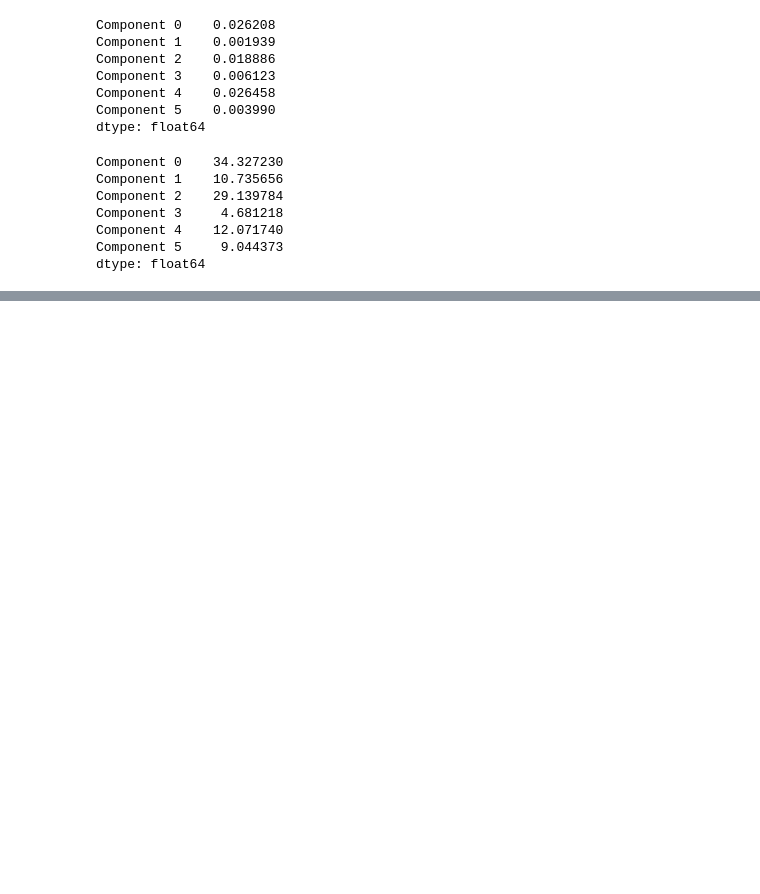
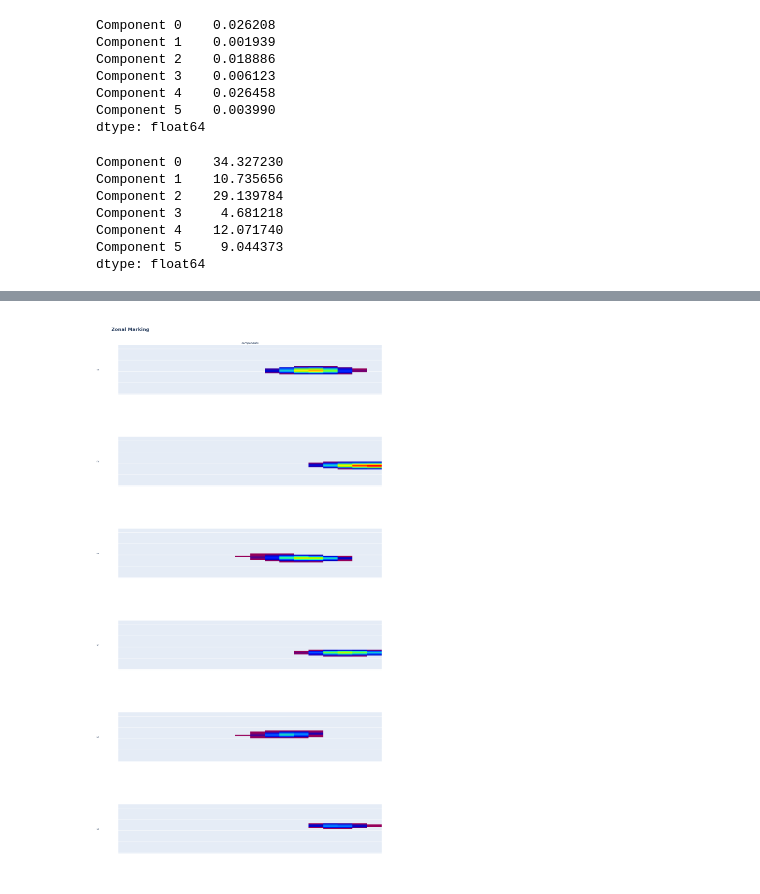
Before and after one commit to VuylstekerLeo/rb-ds-assessment, a Jupyter notebook: assessment.ipynb, the cells around one changed output, grey strips where cells are left out. Saved outputs shown, nothing was run; the diff lists cells and outputs as text; code cells hidden in the pictures; blank space fills up the shorter version.

```diff
--- a/assessment.ipynb
+++ b/assessment.ipynb
@@ -742,0 +865,2 @@ array([[3.15204602, 0.78435947, 3.77071265],
+# %%
+work_df = spark.createDataFrame(X)
@@ -742,0 +931,72 @@ array([[3.15204602, 0.78435947, 3.77071265],
+# %%
+from scipy import ndimage as ndi
+
+def smoothing(v):
+    return ndi.gaussian_filter(np.array(v).reshape(y_bins, x_bins), sigma=1.5).flatten()
+
+heatmap_df["heatmap"] = heatmap_df["raw_heatmap"].apply(smoothing)
+# %%
+from sklearn.decomposition import NMF
+
+n_components = 6
+
+model = NMF(
+    n_components=n_components, init='nndsvd', beta_loss='frobenius',
+    solver='cd', alpha_W=1e-5, alpha_H=1e-4, l1_ratio=0.8, max_iter=3000,
+    random_state=42
+)
+W = model.fit_transform(np.stack(heatmap_df["heatmap"].values))
+# %%
+import plotly.subplots as sp
+import plotly.graph_objs as go
+
+h_mat = model.components_
+h_mat[h_mat == 0] = 'nan'
+
+position_subplot = sp.make_subplots(
+    rows=len(h_mat), cols=1, subplot_titles=['components'], shared_xaxes=True, shared_yaxes=True
+).update_layout(
+    title_text=f'<b>{"Zonal Marking"}</b>',
+    height=2000
+)
+
+
+def update_axes(heatmap_fig) -> None:
+    """
+    Perform standard modifications on heatmaps figure axes:
+    - hide x-axis
+    - revere y-axis (0 is on top in Wyscout) and hide tick labels
+    - reduce annotations size
+
+    Args:
+        heatmap_fig (plotly.graph_objs.Figure): plotly heatmap figure
+
+    Returns:
+        None
+    """
+    heatmap_fig.update_xaxes(visible=False)
+    heatmap_fig.update_yaxes(showticklabels=False)
+    heatmap_fig.update_annotations(font_size=10)
+
+
+
+for role_id, heatmaps in enumerate(h_mat):
+    start_index = heatmap_id * (x_bins * y_bins)
+    end_index = start_index + (x_bins * y_bins)
+    heatmap = heatmaps[start_index:end_index].reshape(y_bins, x_bins)
+    heatmap[heatmap < np.nanquantile(h_mat[:, start_index:end_index], 0.5)] = 'nan'
+    trace = go.Heatmap(z=heatmap, colorscale='rainbow', showscale=False,
+                       zmin=np.nanquantile(h_mat[:, start_index:end_index], 0.5),
+                       zmax=np.nanmax(h_mat[:, start_index:end_index]))
+    position_subplot.add_trace(trace, row=role_id + 1, col=1)
+
+    # Set axis labels for the first column
+    position_subplot.update_yaxes(
+        title_text=str(role_id + 1),
+        row=role_id + 1, col=1, title_font={'size': 10}
+    )
+
+update_axes(position_subplot)
+position_subplot
+# %% [output]
+[figure, added]
```
Also changed, not shown: parts of 18 cells of this notebook, 1 other file.
